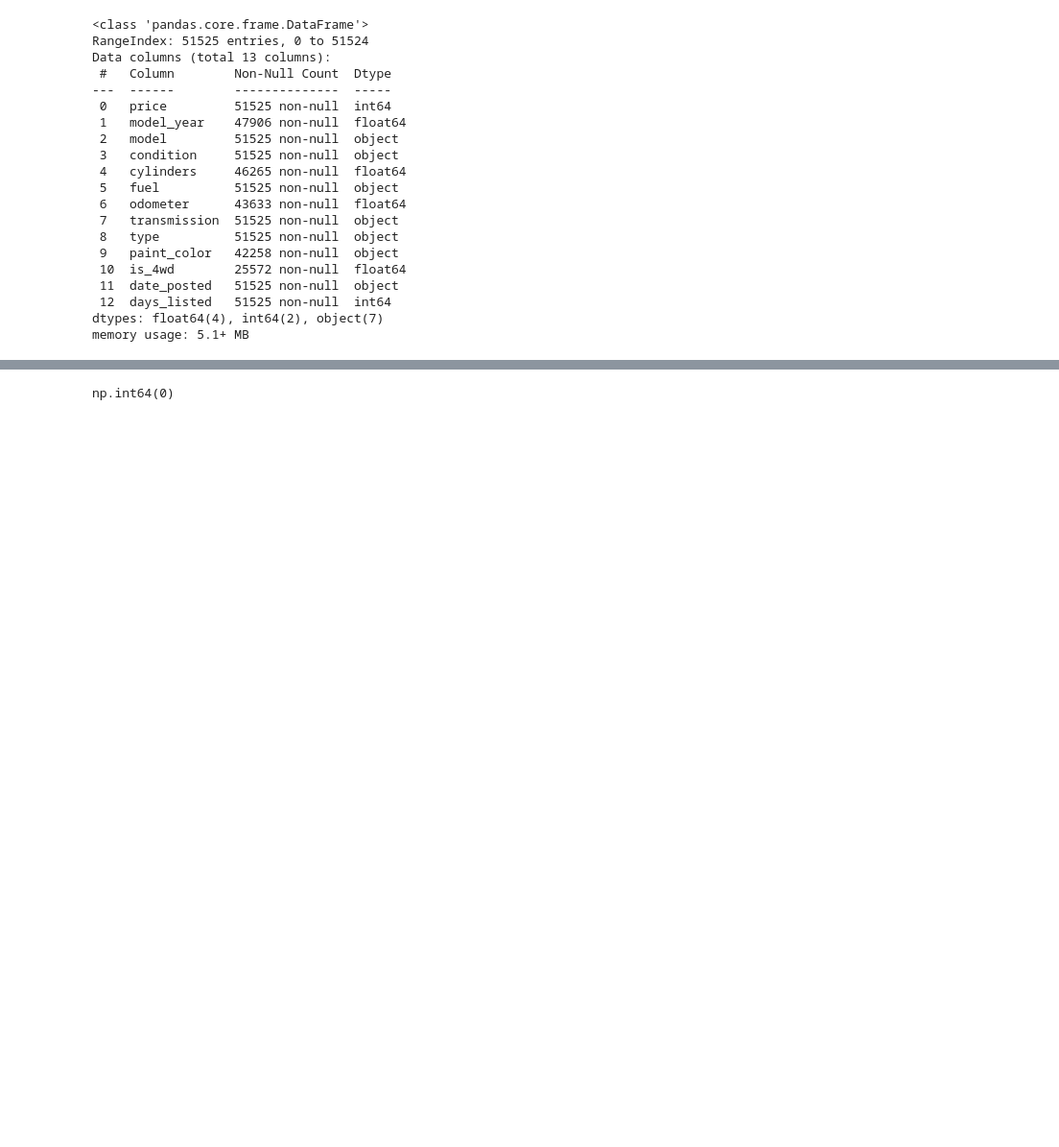
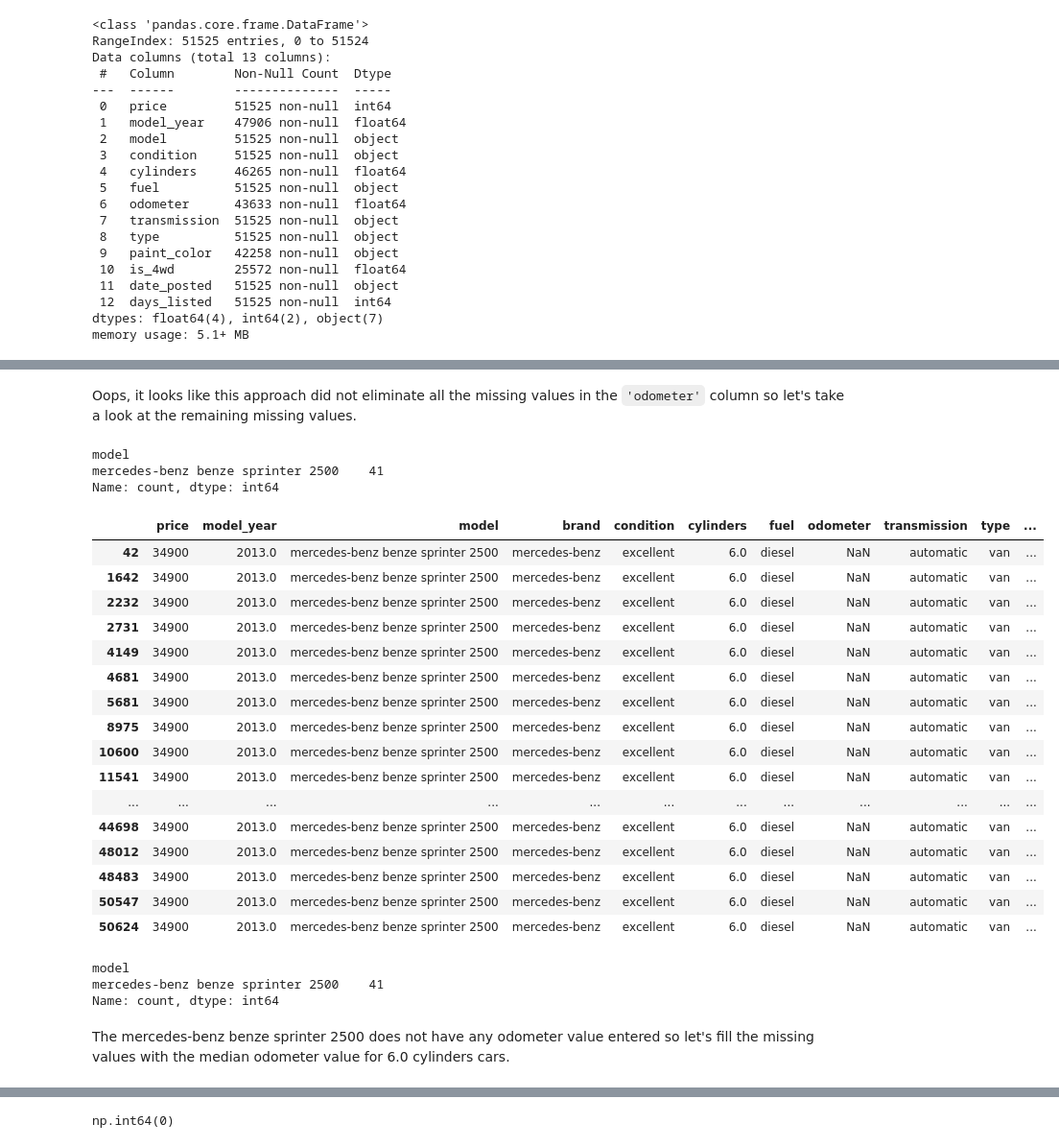
Before and after one commit to Readnovel25/us_vehicles_web_app, a Jupyter notebook: notebooks/EDA.ipynb, the cells around one changed output, grey strips where cells are left out. Shown: that part at 96% size. Cells and saved outputs as stored; diff of their text form; code cells hidden in the pictures; blank space fills up the shorter version.

```diff
--- a/notebooks/EDA.ipynb
+++ b/notebooks/EDA.ipynb
@@ -75,0 +154,6 @@ memory usage: 5.1+ MB
+# %%
+# Replace missing paint colors with the most frequent value for each model
+vehicles_df['paint_color'] = vehicles_df.groupby('model')['paint_color'].transform(lambda x: x.fillna(x.mode()[0]))
+
+# Check for missing values
+vehicles_df.isna().sum()
@@ -75,0 +176,6 @@ memory usage: 5.1+ MB
+# %%
+# Replace missing cylinders with the most frequent value for each model
+vehicles_df['cylinders'] = vehicles_df.groupby('model')['cylinders'].transform(lambda x: x.fillna(x.mode()[0]))
+
+# Check for missing values
+vehicles_df.isna().sum()
@@ -75,0 +198,6 @@ memory usage: 5.1+ MB
+# %%
+# Replace missing model years with the most frequent value for each model
+vehicles_df['model_year'] = vehicles_df.groupby('model')['model_year'].transform(lambda x: x.fillna(x.mode()[0]))
+
+# Check for missing values
+vehicles_df.isna().sum()
@@ -75,0 +239,6 @@ memory usage: 5.1+ MB
+# %%
+# Replace missing odometer values with the median odometer value for each model
+vehicles_df['odometer'] = vehicles_df.groupby('model')['odometer'].transform(lambda x: x.fillna(x.median()))
+
+# Check for missing values
+vehicles_df.isna().sum()
@@ -75,0 +261,39 @@ memory usage: 5.1+ MB
+# %% [markdown]
+Oops, it looks like this approach did not eliminate all the missing values in the `'odometer'` column so let's take a look at the remaining missing values.
+# %%
+# Check which models have no odometer value
+vehicles_df[vehicles_df['odometer'].isna()]['model'].value_counts()
+# %% [output]
+model
+mercedes-benz benze sprinter 2500    41
+Name: count, dtype: int64
+# %%
+# View all the models in the brand mercedes-benz
+vehicles_df[vehicles_df['brand'] == 'mercedes-benz']
+# %% [output]
+|  | price | model_year | model | brand | condition | cylinders | fuel | odometer | transmission | type | ... |
+| 42 | 34900 | 2013.0 | mercedes-benz benze sprinter 2500 | mercedes-benz | excellent | 6.0 | diesel | NaN | automatic | van | ... |
+| 1642 | 34900 | 2013.0 | mercedes-benz benze sprinter 2500 | mercedes-benz | excellent | 6.0 | diesel | NaN | automatic | van | ... |
+| 2232 | 34900 | 2013.0 | mercedes-benz benze sprinter 2500 | mercedes-benz | excellent | 6.0 | diesel | NaN | automatic | van | ... |
+| 2731 | 34900 | 2013.0 | mercedes-benz benze sprinter 2500 | mercedes-benz | excellent | 6.0 | diesel | NaN | automatic | van | ... |
+| 4149 | 34900 | 2013.0 | mercedes-benz benze sprinter 2500 | mercedes-benz | excellent | 6.0 | diesel | NaN | automatic | van | ... |
+| 4681 | 34900 | 2013.0 | mercedes-benz benze sprinter 2500 | mercedes-benz | excellent | 6.0 | diesel | NaN | automatic | van | ... |
+| 5681 | 34900 | 2013.0 | mercedes-benz benze sprinter 2500 | mercedes-benz | excellent | 6.0 | diesel | NaN | automatic | van | ... |
+| 8975 | 34900 | 2013.0 | mercedes-benz benze sprinter 2500 | mercedes-benz | excellent | 6.0 | diesel | NaN | automatic | van | ... |
+| 10600 | 34900 | 2013.0 | mercedes-benz benze sprinter 2500 | mercedes-benz | excellent | 6.0 | diesel | NaN | automatic | van | ... |
+| 11541 | 34900 | 2013.0 | mercedes-benz benze sprinter 2500 | mercedes-benz | excellent | 6.0 | diesel | NaN | automatic | van | ... |
+| ... | ... | ... | ... | ... | ... | ... | ... | ... | ... | ... | ... |
+| 44698 | 34900 | 2013.0 | mercedes-benz benze sprinter 2500 | mercedes-benz | excellent | 6.0 | diesel | NaN | automatic | van | ... |
+| 48012 | 34900 | 2013.0 | mercedes-benz benze sprinter 2500 | mercedes-benz | excellent | 6.0 | diesel | NaN | automatic | van | ... |
+| 48483 | 34900 | 2013.0 | mercedes-benz benze sprinter 2500 | mercedes-benz | excellent | 6.0 | diesel | NaN | automatic | van | ... |
+| 50547 | 34900 | 2013.0 | mercedes-benz benze sprinter 2500 | mercedes-benz | excellent | 6.0 | diesel | NaN | automatic | van | ... |
+| 50624 | 34900 | 2013.0 | mercedes-benz benze sprinter 2500 | mercedes-benz | excellent | 6.0 | diesel | NaN | automatic | van | ... |
+# %%
+# Confirm that only the benze sprinter model is in the mercedes-benz to see if we could fill with median value from brand
+vehicles_df[vehicles_df['brand'] == 'mercedes-benz']['model'].value_counts()
+# %% [output]
+model
+mercedes-benz benze sprinter 2500    41
+Name: count, dtype: int64
+# %% [markdown]
+The mercedes-benz benze sprinter 2500 does not have any odometer value entered so let's fill the missing values with the median odometer value for 6.0 cylinders cars.
```
Also changed, not shown: parts of 28 cells of this notebook, 1 other file.
